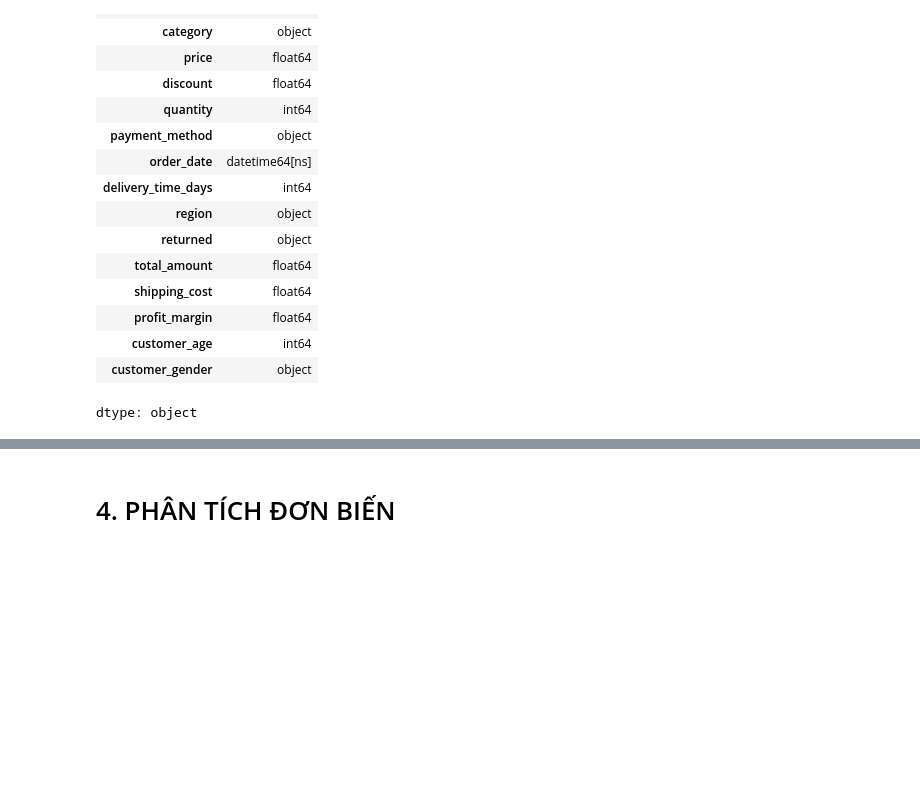
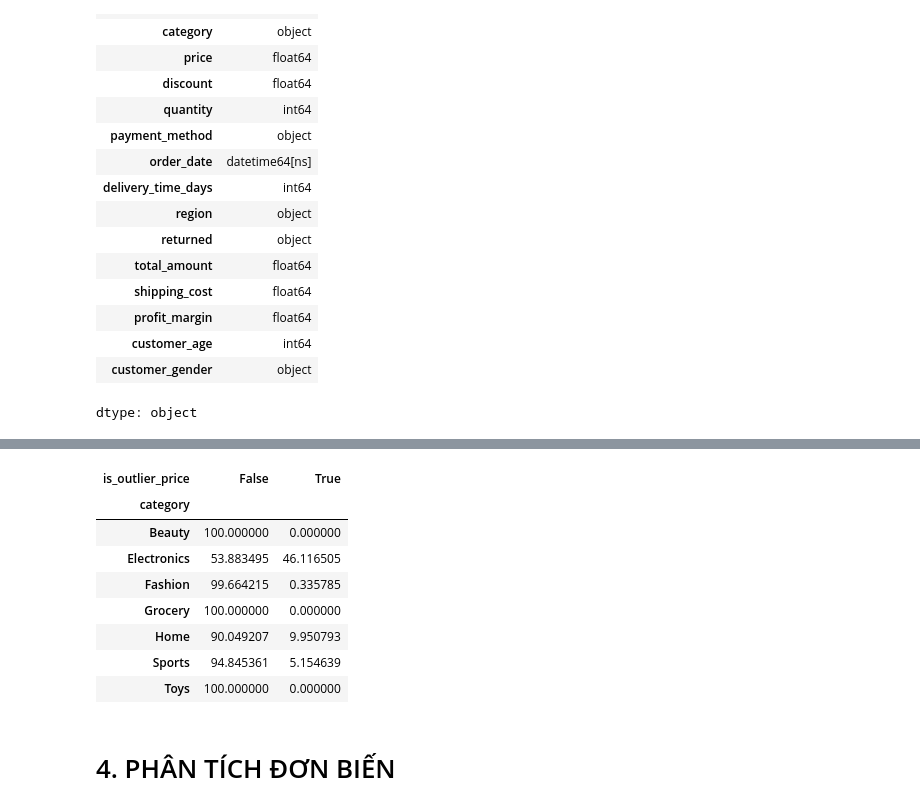
Before and after one commit to xbumbleboo/Data-Analysis, a Jupyter notebook: E-Commerce EDA.ipynb, the cells around one changed output, grey strips where cells are left out. Cells and saved outputs as stored; diff of their text form; code cells hidden in the pictures; blank space fills up the shorter version.

```diff
--- a/E-Commerce EDA.ipynb
+++ b/E-Commerce EDA.ipynb
@@ -232,3 +274,15 @@ dtype: object
+# %%
+pd.crosstab(df['category'], df['is_outlier_price'], normalize='index') * 100
+# %% [output]
+| is_outlier_price | False | True |
+| category |  |  |
+| Beauty | 100.000000 | 0.000000 |
+| Electronics | 53.883495 | 46.116505 |
+| Fashion | 99.664215 | 0.335785 |
+| Grocery | 100.000000 | 0.000000 |
+| Home | 90.049207 | 9.950793 |
+| Sports | 94.845361 | 5.154639 |
+| Toys | 100.000000 | 0.000000 |
 # %% [markdown]
 # 4. PHÂN TÍCH ĐƠN BIẾN
 # %%
```
Also changed, not shown: parts of 11 cells of this notebook.
